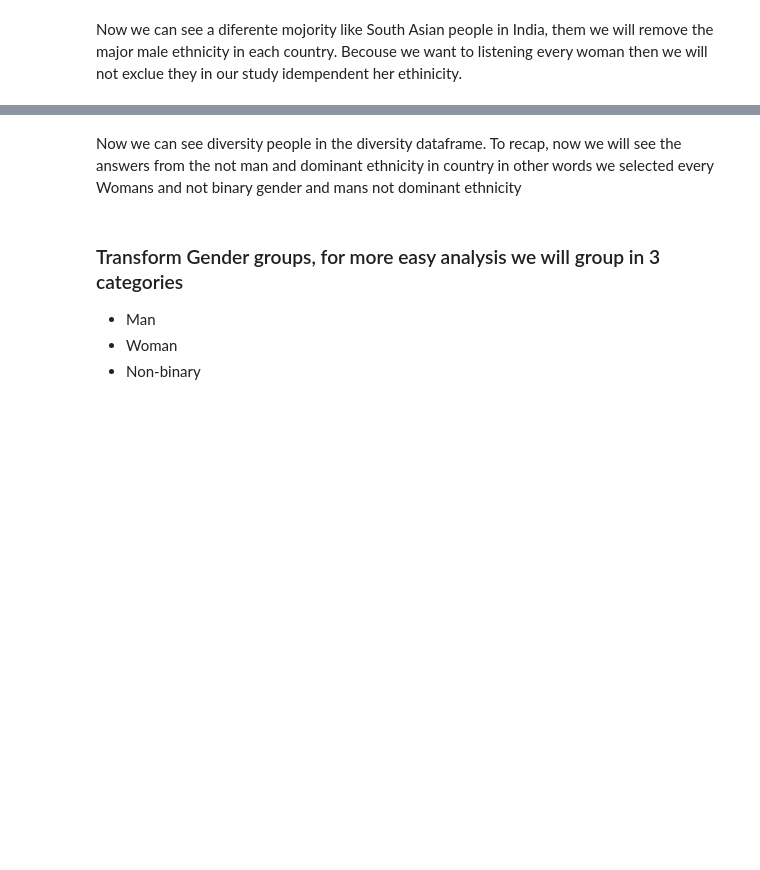
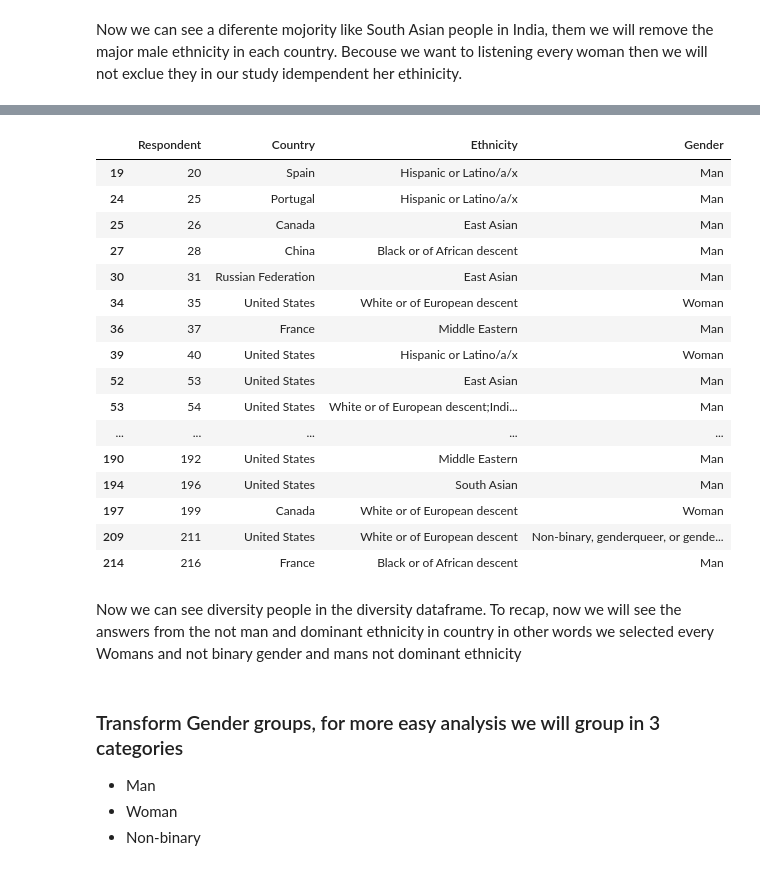
Before and after one commit to sobrinhodasilva/StackOverFlowAnswersMinorities, a Jupyter notebook: StackOverflowMinoritiesAnswers.ipynb, the cells around one changed output, grey strips where cells are left out. Saved outputs shown, nothing was run; the diff lists cells and outputs as text; code cells hidden in the pictures; blank space fills up the shorter version.

```diff
--- a/StackOverflowMinoritiesAnswers.ipynb
+++ b/StackOverflowMinoritiesAnswers.ipynb
@@ -130,7 +223,26 @@ majority[['Country', 'Ethnicity', 'Gender']].value_counts().head(50)
 # %%
 # Minority is not in majority dataframe
 diversity = df_dropnan[~df_dropnan['Respondent'].isin(majority['Respondent_x'])]
-diversity [['Respondent', 'Country', 'Ethnicity', 'Gender']].head(50)
+diversity = diversity [['Respondent', 'Country', 'Ethnicity', 'Gender']]
+diversity.head(50)
+# %% [output]
+|  | Respondent | Country | Ethnicity | Gender |
+| 19 | 20 | Spain | Hispanic or Latino/a/x | Man |
+| 24 | 25 | Portugal | Hispanic or Latino/a/x | Man |
+| 25 | 26 | Canada | East Asian | Man |
+| 27 | 28 | China | Black or of African descent | Man |
+| 30 | 31 | Russian Federation | East Asian | Man |
+| 34 | 35 | United States | White or of European descent | Woman |
+| 36 | 37 | France | Middle Eastern | Man |
+| 39 | 40 | United States | Hispanic or Latino/a/x | Woman |
+| 52 | 53 | United States | East Asian | Man |
+| 53 | 54 | United States | White or of European descent;Indi... | Man |
+| ... | ... | ... | ... | ... |
+| 190 | 192 | United States | Middle Eastern | Man |
+| 194 | 196 | United States | South Asian | Man |
+| 197 | 199 | Canada | White or of European descent | Woman |
+| 209 | 211 | United States | White or of European descent | Non-binary, genderqueer, or gende... |
+| 214 | 216 | France | Black or of African descent | Man |
 # %% [markdown]
 Now we can see diversity people in the diversity dataframe.
 To recap, now we will see the answers from the not man and dominant ethnicity in country in other words we selected every Womans and not binary gender and mans not dominant ethnicity
```
Also changed, not shown: parts of 28 cells of this notebook.
